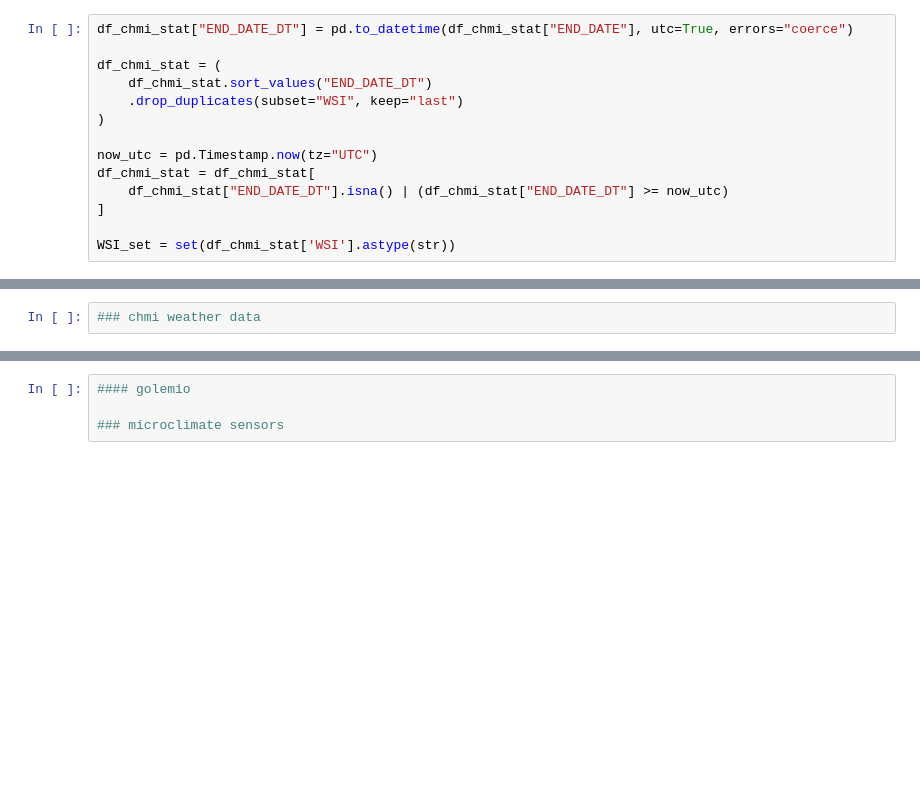
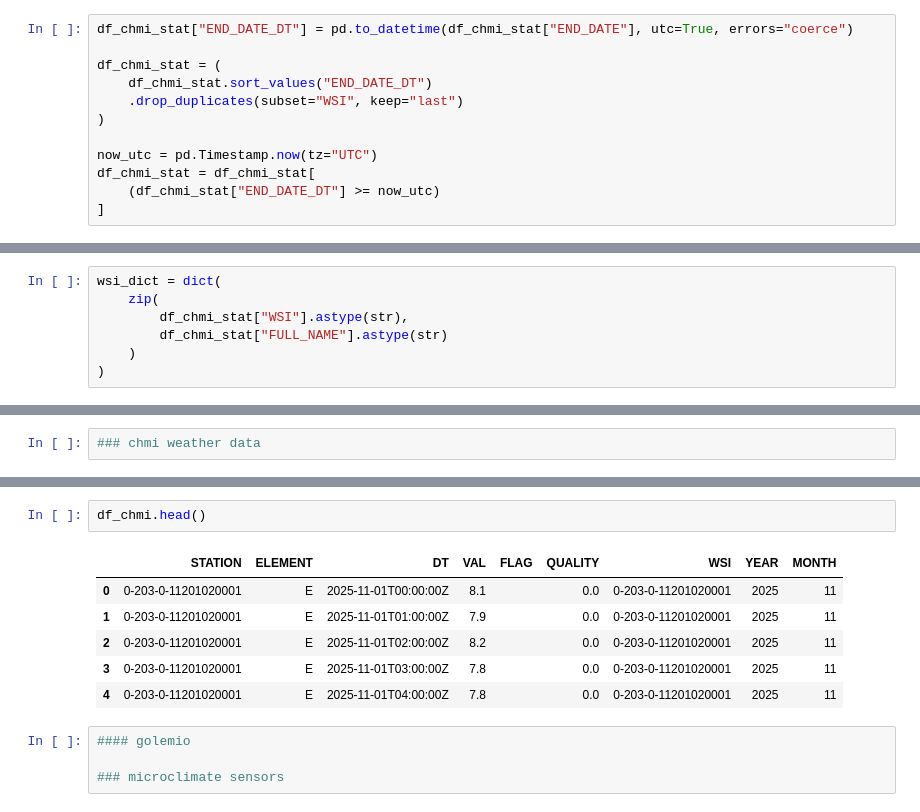
Before and after one commit to jayjay7788/Data-Processing-in-Python---Project, a Jupyter notebook: project API draft.ipynb, the cells around one changed output, grey strips where cells are left out. Saved outputs shown, nothing was run; the diff lists cells and outputs as text; blank space fills up the shorter version.

Commit message:
Draft API for CHMI Weather data
Prepare API for downloading CHMI Weather datasets

```diff
--- a/project API draft.ipynb
+++ b/project API draft.ipynb
@@ -58,7 +58,5 @@ df_chmi_stat = (
 
 now_utc = pd.Timestamp.now(tz="UTC")
 df_chmi_stat = df_chmi_stat[
-    df_chmi_stat["END_DATE_DT"].isna() | (df_chmi_stat["END_DATE_DT"] >= now_utc)
+    (df_chmi_stat["END_DATE_DT"] >= now_utc)
 ]
-
-WSI_set = set(df_chmi_stat['WSI'].astype(str))
@@ -64,0 +69,7 @@ WSI_set = set(df_chmi_stat['WSI'].astype(str))
+# %%
+wsi_dict = dict(
+    zip(
+        df_chmi_stat["WSI"].astype(str),
+        df_chmi_stat["FULL_NAME"].astype(str)
+    )
+)
@@ -246,3 +330,12 @@ WSI_set
+# %%
+df_chmi.head()
+# %% [output]
+|  | STATION | ELEMENT | DT | VAL | FLAG | QUALITY | WSI | YEAR | MONTH |
+| 0 | 0-203-0-11201020001 | E | 2025-11-01T00:00:00Z | 8.1 |  | 0.0 | 0-203-0-11201020001 | 2025 | 11 |
+| 1 | 0-203-0-11201020001 | E | 2025-11-01T01:00:00Z | 7.9 |  | 0.0 | 0-203-0-11201020001 | 2025 | 11 |
+| 2 | 0-203-0-11201020001 | E | 2025-11-01T02:00:00Z | 8.2 |  | 0.0 | 0-203-0-11201020001 | 2025 | 11 |
+| 3 | 0-203-0-11201020001 | E | 2025-11-01T03:00:00Z | 7.8 |  | 0.0 | 0-203-0-11201020001 | 2025 | 11 |
+| 4 | 0-203-0-11201020001 | E | 2025-11-01T04:00:00Z | 7.8 |  | 0.0 | 0-203-0-11201020001 | 2025 | 11 |
 # %%
 #### golemio
 
```
Also changed, not shown: parts of 7 cells of this notebook.
